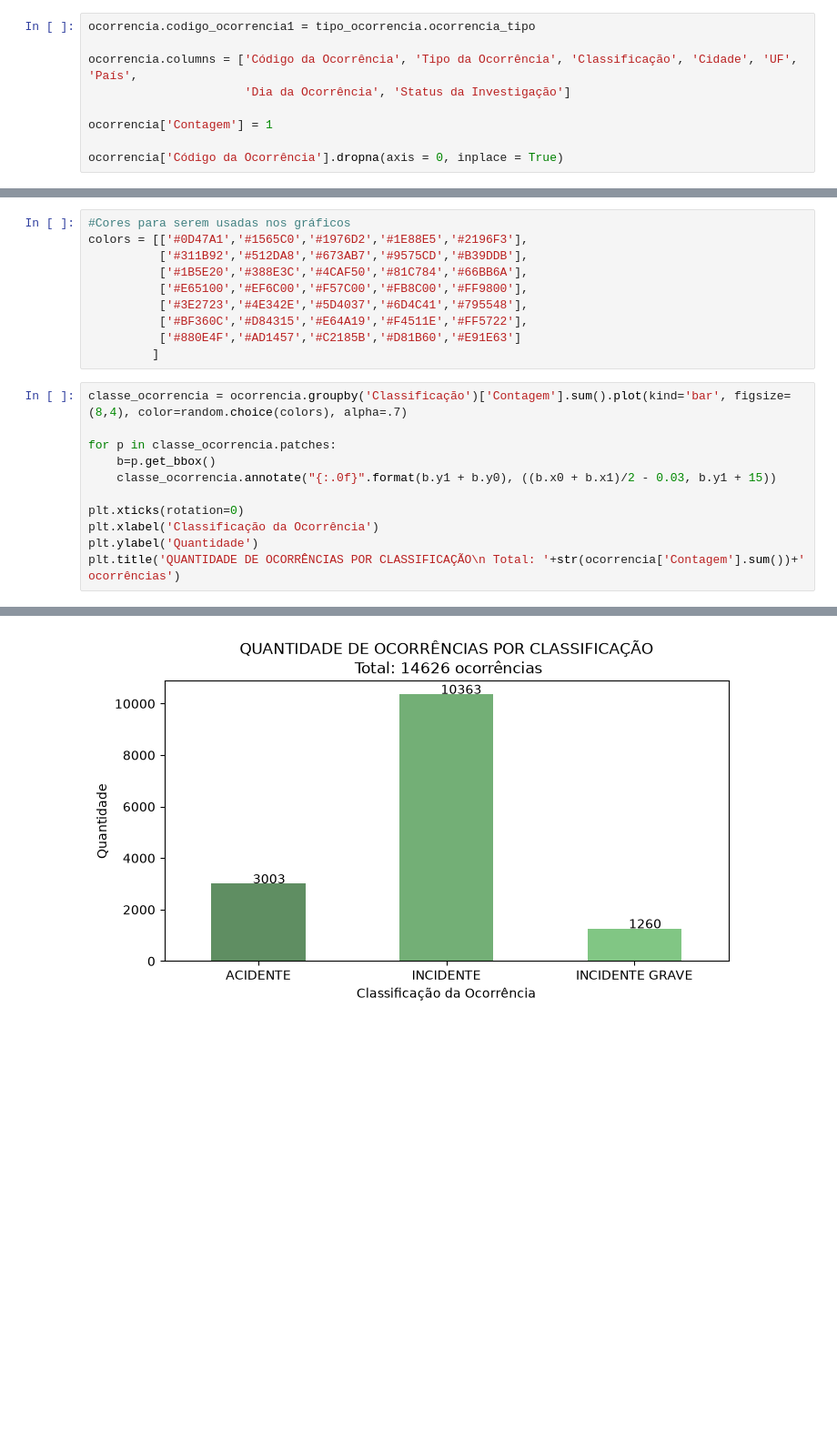
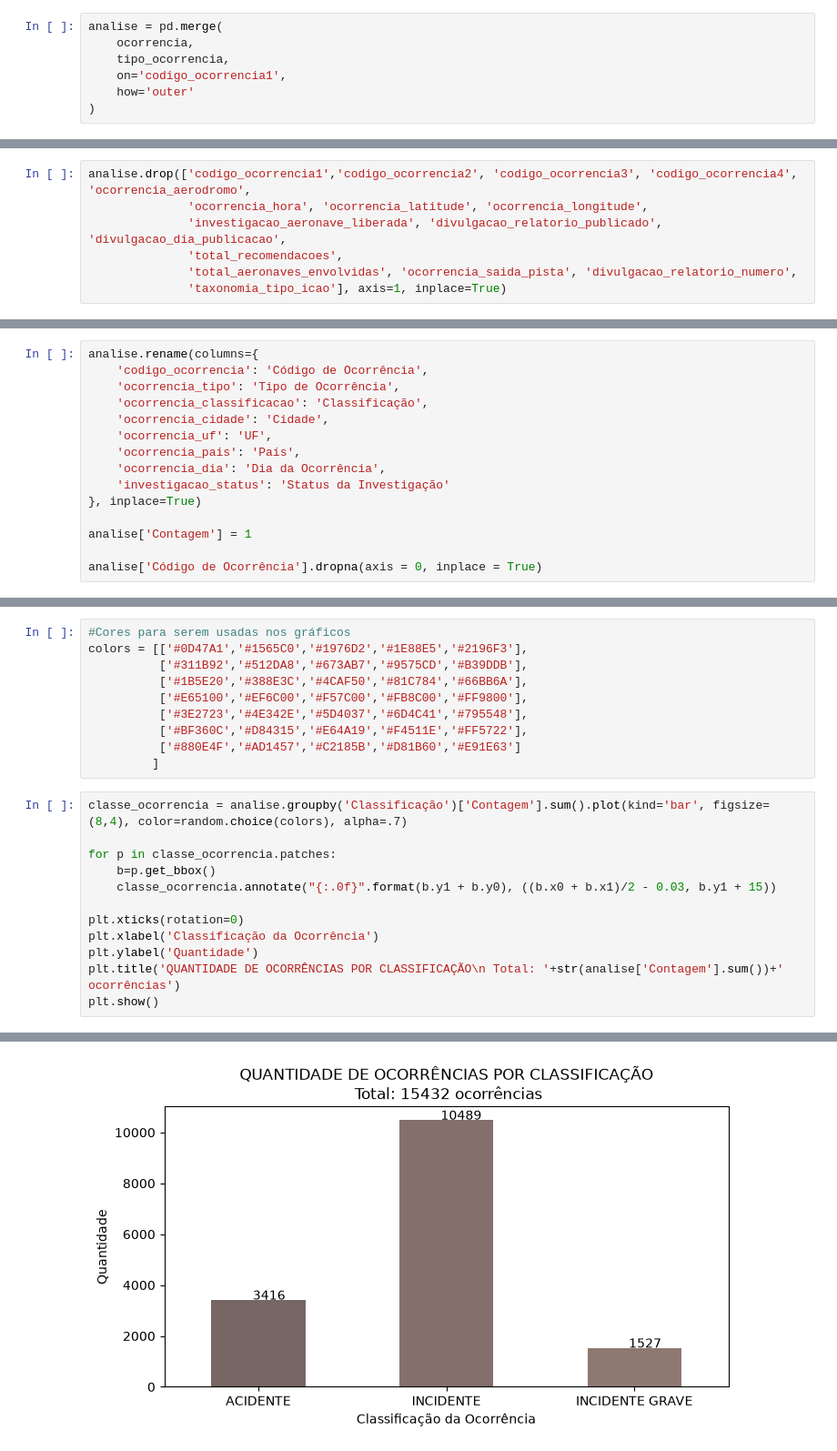
Before and after one commit to italoaraujosantos/analise-acidentes-aerios-brasil, a Jupyter notebook: acidente-incidente.ipynb, the cells around one changed output, grey strips where cells are left out. Shown at 91% size. Cells and saved outputs as stored; diff of their text form; blank space fills up the shorter version.

```diff
--- a/acidente-incidente.ipynb
+++ b/acidente-incidente.ipynb
@@ -135,9 +153,7 @@ See https://pandas.pydata.org/docs/dev/whatsnew/v3.1.0.html#deprecation-inplace
 # %%
-ocorrencia.codigo_ocorrencia1 = tipo_ocorrencia.ocorrencia_tipo
-
-ocorrencia.columns = ['Código da Ocorrência', 'Tipo da Ocorrência', 'Classificação', 'Cidade', 'UF', 'País',
-                      'Dia da Ocorrência', 'Status da Investigação']
-
-ocorrencia['Contagem'] = 1
-
-ocorrencia['Código da Ocorrência'].dropna(axis = 0, inplace = True)
+analise = pd.merge(
+    ocorrencia,
+    tipo_ocorrencia,
+    on='codigo_ocorrencia1',
+    how='outer'
+)
@@ -148,0 +160,7 @@ Agora temos todas as colunas que precisaremos em nosso dataset, mas, ainda não
+# %%
+analise.drop(['codigo_ocorrencia1','codigo_ocorrencia2', 'codigo_ocorrencia3', 'codigo_ocorrencia4', 'ocorrencia_aerodromo',
+              'ocorrencia_hora', 'ocorrencia_latitude', 'ocorrencia_longitude',
+              'investigacao_aeronave_liberada', 'divulgacao_relatorio_publicado', 'divulgacao_dia_publicacao',
+              'total_recomendacoes',
+              'total_aeronaves_envolvidas', 'ocorrencia_saida_pista', 'divulgacao_relatorio_numero',
+              'taxonomia_tipo_icao'], axis=1, inplace=True)
@@ -148,0 +170,15 @@ Agora temos todas as colunas que precisaremos em nosso dataset, mas, ainda não
+# %%
+analise.rename(columns={
+    'codigo_ocorrencia': 'Código de Ocorrência',
+    'ocorrencia_tipo': 'Tipo de Ocorrência',
+    'ocorrencia_classificacao': 'Classificação',
+    'ocorrencia_cidade': 'Cidade',
+    'ocorrencia_uf': 'UF',
+    'ocorrencia_pais': 'País',
+    'ocorrencia_dia': 'Dia da Ocorrência',
+    'investigacao_status': 'Status da Investigação'
+}, inplace=True)
+
+analise['Contagem'] = 1
+
+analise['Código de Ocorrência'].dropna(axis = 0, inplace = True)
@@ -181,7 +239,7 @@ colors = [['#0D47A1','#1565C0','#1976D2','#1E88E5','#2196F3'],
           ['#880E4F','#AD1457','#C2185B','#D81B60','#E91E63']
          ]
 # %%
-classe_ocorrencia = ocorrencia.groupby('Classificação')['Contagem'].sum().plot(kind='bar', figsize=(8,4), color=random.choice(colors), alpha=.7)
+classe_ocorrencia = analise.groupby('Classificação')['Contagem'].sum().plot(kind='bar', figsize=(8,4), color=random.choice(colors), alpha=.7)
 
 for p in classe_ocorrencia.patches:
     b=p.get_bbox()
@@ -190,5 +248,6 @@ for p in classe_ocorrencia.patches:
 plt.xticks(rotation=0)
 plt.xlabel('Classificação da Ocorrência')
 plt.ylabel('Quantidade')
-plt.title('QUANTIDADE DE OCORRÊNCIAS POR CLASSIFICAÇÃO\n Total: '+str(ocorrencia['Contagem'].sum())+' ocorrências')
+plt.title('QUANTIDADE DE OCORRÊNCIAS POR CLASSIFICAÇÃO\n Total: '+str(analise['Contagem'].sum())+' ocorrências')
+plt.show()
 # %% [output]
@@ -196 +254 @@ Text(0.5, 1.0, 'QUANTIDADE DE OCORRÊNCIAS POR CLASSIFICAÇÃO\n Total: 14626 oc
-[figure, old version]
+[figure, new version]
```
Also changed, not shown: parts of 27 cells of this notebook.
